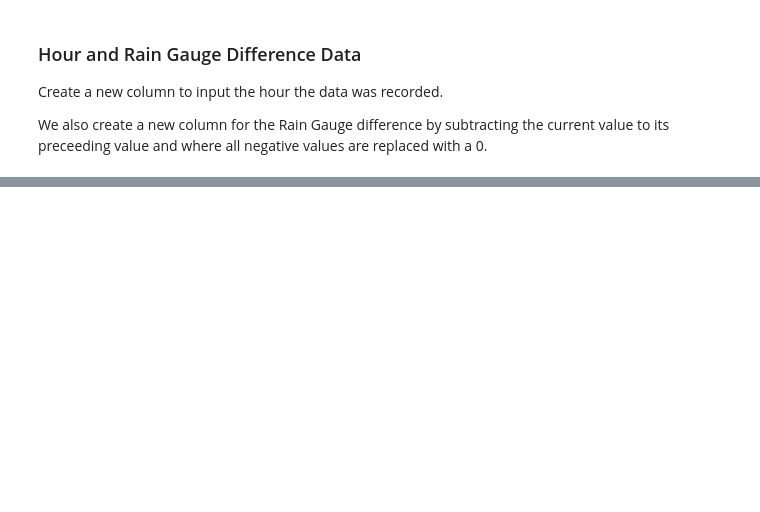
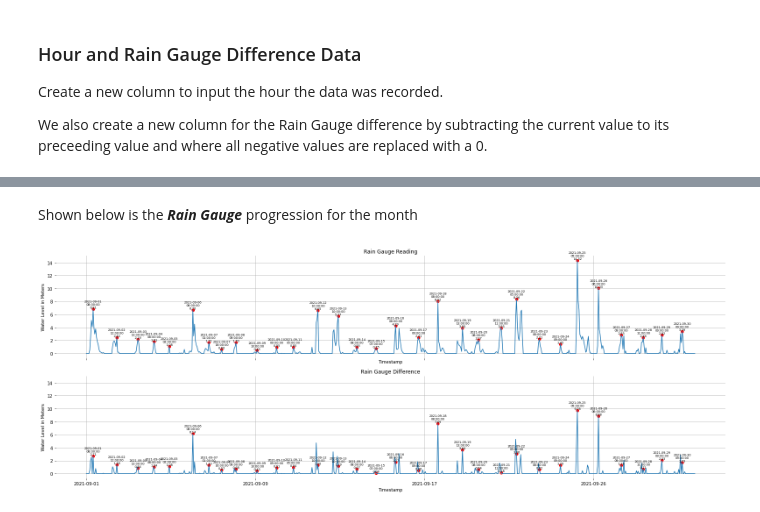
Before and after one commit to gsulay/First_Gen_Tagoloan_CDO, a Jupyter notebook: #Cagayan Processing.ipynb, the cells around one changed output, grey strips where cells are left out. Saved outputs shown, nothing was run; the diff lists cells and outputs as text; code cells hidden in the pictures; blank space fills up the shorter version.

```diff
--- a/#Cagayan Processing.ipynb
+++ b/#Cagayan Processing.ipynb
@@ -314,0 +420,49 @@ display(missing_rg)
+# %% [markdown]
+Shown below is the ***Rain Gauge*** progression for the month
+# %%
+fig, ax = plt.subplots(2,1, figsize=(22,8), sharex=True, sharey=True)
+
+ax[0].plot(main_df['Timestamp'], main_df['Rain Gauge'])
+ax[0].set_title('Rain Gauge Reading')
+
+raw_rg_arry = main_df['Rain Gauge'].to_numpy()
+raw_rg_max_index = argrelextrema(raw_rg_arry, np.greater , order = 10)[0]
+ax[0].scatter(main_df['Timestamp'][raw_rg_max_index], raw_rg_arry[raw_rg_max_index], color='r')
+
+for index in raw_rg_max_index:
+    timestamp = str(main_df['Timestamp'][index])
+    ax[0].annotate("{}\n{}\n{:.2f}".format(timestamp.split()[0],timestamp.split()[1],raw_rg_arry[index]),
+    (main_df['Timestamp'][index],raw_rg_arry[index] + 0.05),
+    va='bottom',ha='center',fontsize='x-small')
+
+ax[1].plot(main_df['Timestamp'], main_df['RG_Diff'])
+ax[1].set_title('Rain Gauge Difference')
+
+rg_diff_arry = main_df['RG_Diff'].to_numpy()
+rg_diff_max_index = argrelextrema(raw_rg_arry, np.greater , order = 10)[0]
+ax[1].scatter(main_df['Timestamp'][rg_diff_max_index], rg_diff_arry[rg_diff_max_index], color='r')
+
+for index in rg_diff_max_index:
+    timestamp = str(main_df['Timestamp'][index])
+    ax[1].annotate("{}\n{}\n{:.2f}".format(timestamp.split()[0],timestamp.split()[1],rg_diff_arry[index]),
+    (main_df['Timestamp'][index],rg_diff_arry[index] + 0.05),
+    va='bottom',ha='center',fontsize='x-small')
+
+label = np.arange(0,len(main_df['Timestamp']),1) % 200 == 0
+for x in ax:
+    x.set_xticks(main_df["Timestamp"].loc[label])
+    x.set_xlabel("Timestamp")
+    x.set_ylabel("Water Level in Meters")
+    x.grid(visible=True)
+
+    x.spines['top'].set_visible(False)
+    x.spines['right'].set_visible(False)
+    x.spines['bottom'].set_visible(False)
+    x.spines['left'].set_visible(False)
+
+fig.tight_layout()
+
+rg_fig = fig
+plt.show()
+# %% [output]
+[figure, added]
```
Also changed, not shown: parts of 21 cells of this notebook.
